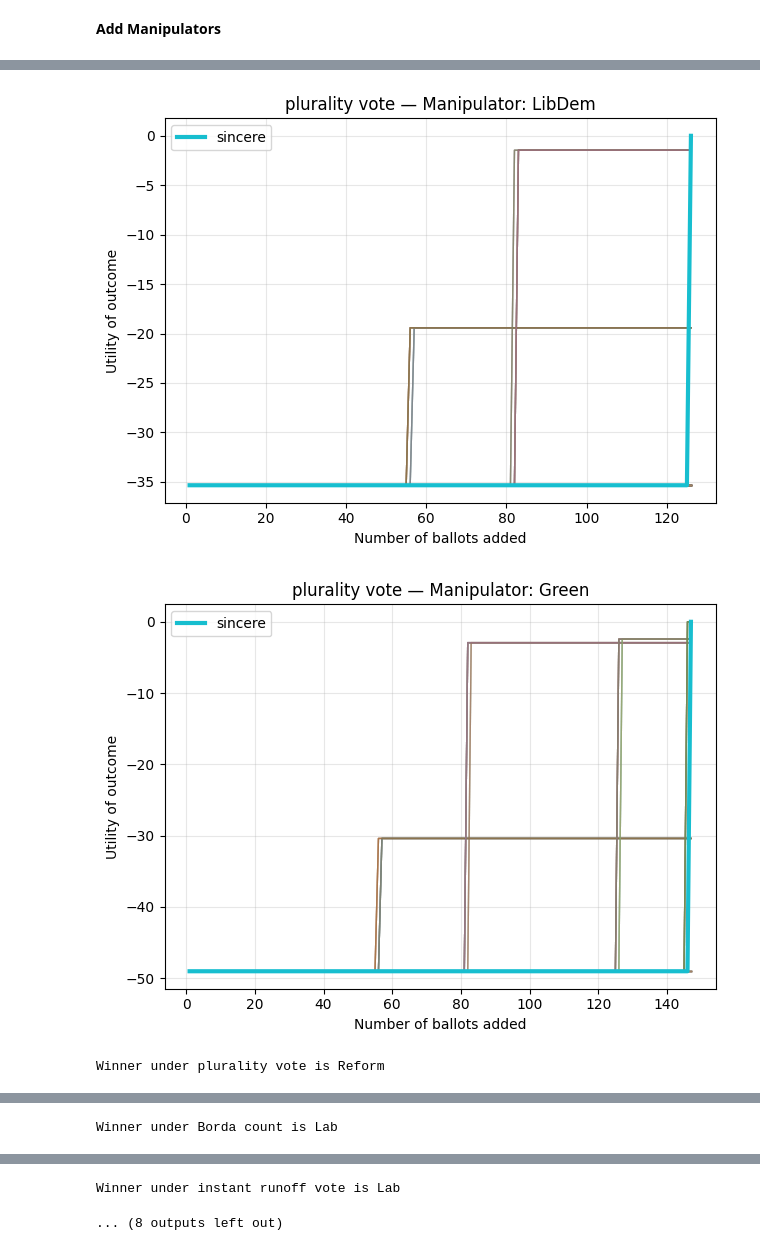
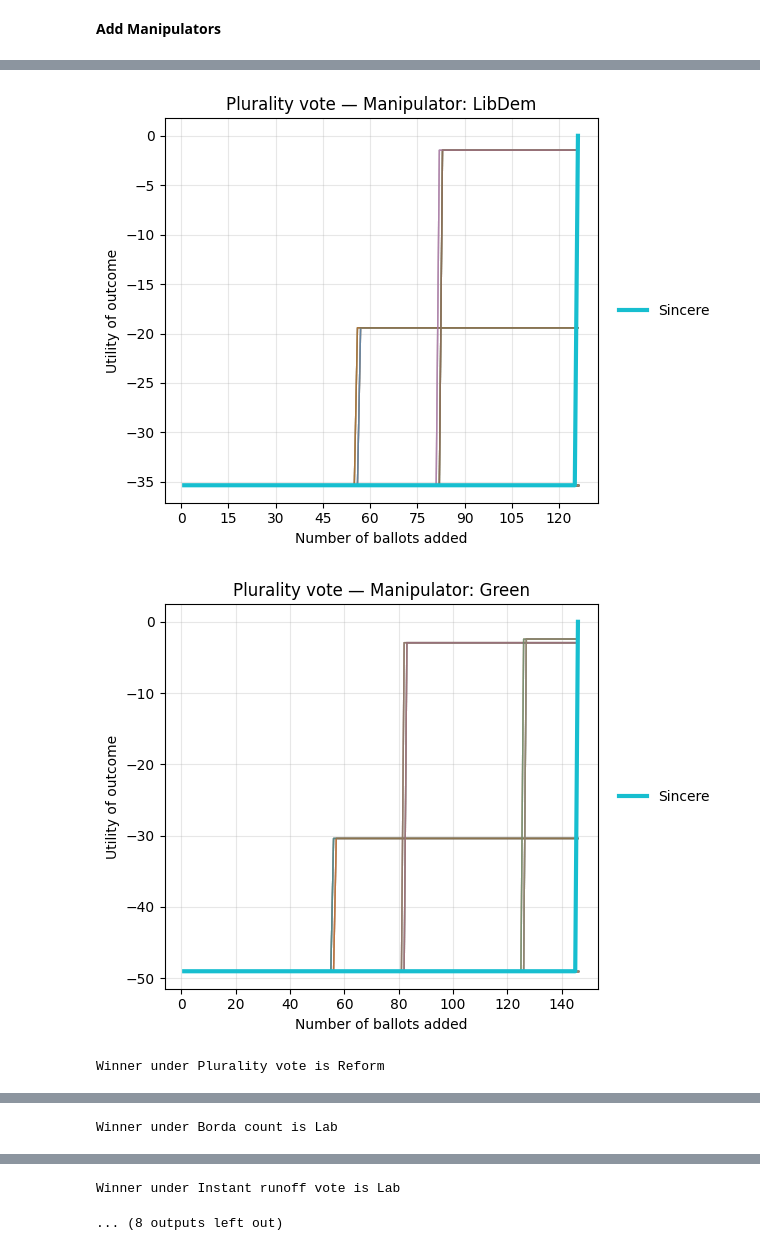
Before and after one commit to DuncanHallum/Social_Choice_Theory_Modelling_v2, a Jupyter notebook: analysis/tactical_voting_analysis.ipynb, the cells around one changed output, grey strips where cells are left out. Saved outputs shown, nothing was run; the diff lists cells and outputs as text; code cells hidden in the pictures.

Commit message:
Update visualisation of tactical voting data
- Move plot legend outside graph
- Force x-axis to be integers

```diff
--- a/analysis/tactical_voting_analysis.ipynb
+++ b/analysis/tactical_voting_analysis.ipynb
@@ -323,7 +451,7 @@ for scf_label, df_list in total_data.items():
                 x,
                 df["sincere"],
                 linewidth=3,
-                label="sincere",
+                label="Sincere",
                 zorder=5
             )
 
@@ -331,8 +459,19 @@ for scf_label, df_list in total_data.items():
         plt.xlabel("Number of ballots added")
         plt.ylabel("Utility of outcome")
 
-        plt.legend()
+        # Plot legend
+        plt.legend(
+            loc="center left",
+            bbox_to_anchor=(1.02, 0.5),
+            frameon=False
+        )
+
         plt.grid(True, alpha=0.3)
         plt.tight_layout()
+
+        #Force integer scale on x-axis
+        ax = plt.gca()
+        ax.xaxis.set_major_locator(MaxNLocator(integer=True))
+
         plt.show()
 # %% [output]
@@ -341,3 +480,3 @@ for scf_label, df_list in total_data.items():
-[figure, old version]
+[figure, new version]
-[figure, old version]
+[figure, new version]
-Winner under plurality vote is Reform
+Winner under Plurality vote is Reform
@@ -350,2 +489,2 @@ Winner under Borda count is Lab
-Winner under instant runoff vote is Lab
+Winner under Instant runoff vote is Lab
 ... (8 outputs left out)
```
Also changed, not shown: parts of 4 cells of this notebook.
